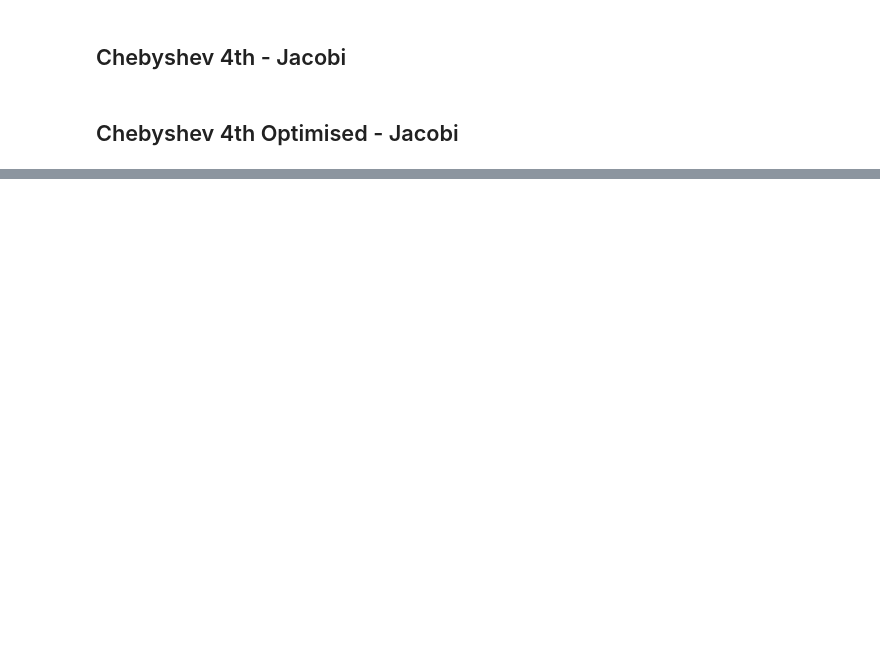
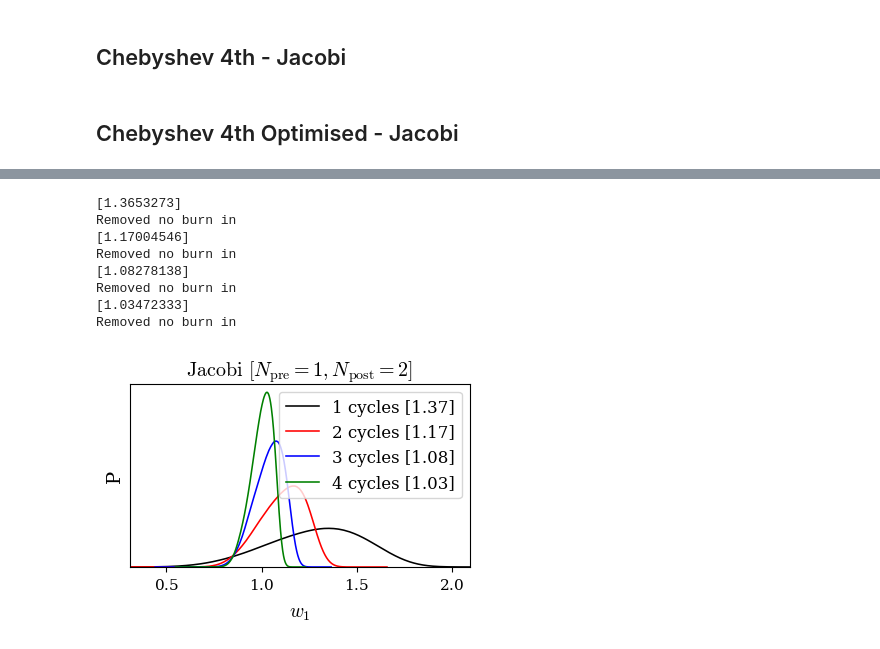
Before and after one commit to mianbreton/pysco, a Jupyter notebook: compute_residuals.ipynb, the cells around one changed output, grey strips where cells are left out. Drawn from its saved outputs; the diff is of its cells as text; code cells hidden in the pictures; blank space fills up the shorter version.

```diff
--- a/compute_residuals.ipynb
+++ b/compute_residuals.ipynb
@@ -1321,0 +1525,17 @@ for Npre in range(nsmooth_max+1):
+# %%
+names = ["w1", "w2"]
+labels = [r"w_1", r"w_2"]
+plot_names = ["w1"]
+output_name = f"{chain_path}/jacobi_source_{source}_Npre{param['Npre']}_Npost{param['Npost']}.png"
+title = fr"$\mathrm{{Jacobi}}$ $[N_{{\rm pre}}={param['Npre']}, N_{{\rm post}} = {param['Npost']}]$"
+plot_posterior(output_name, title, names, labels, plot_names, sampler_j )
+# %% [output]
+[1.3653273]
+Removed no burn in
+[1.17004546]
+Removed no burn in
+[1.08278138]
+Removed no burn in
+[1.03472333]
+Removed no burn in
+[figure, added]
```
Also changed, not shown: parts of 63 cells of this notebook.
